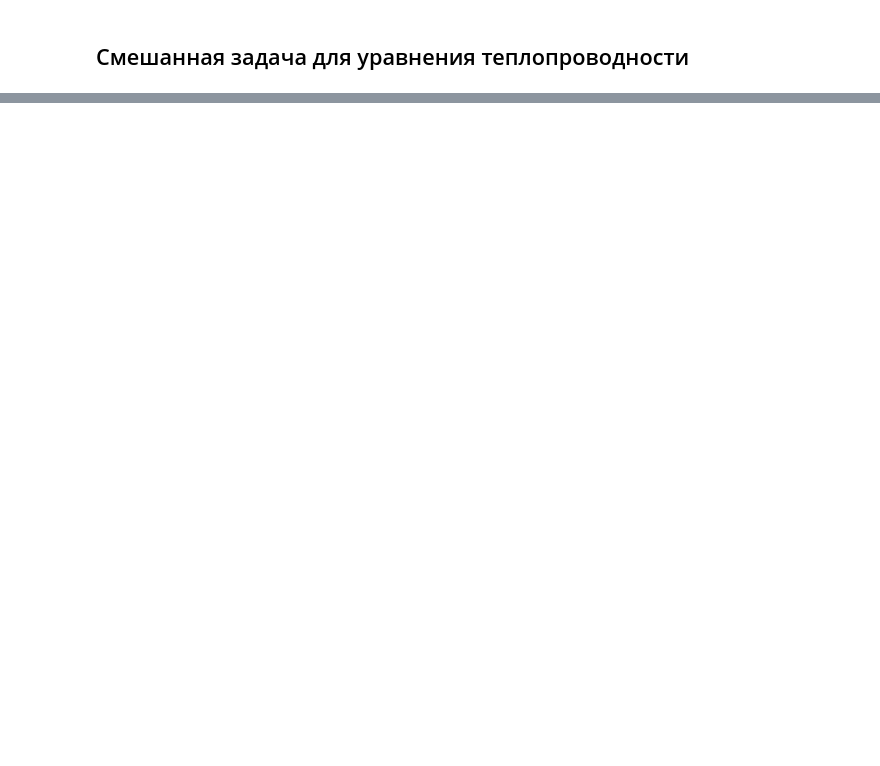
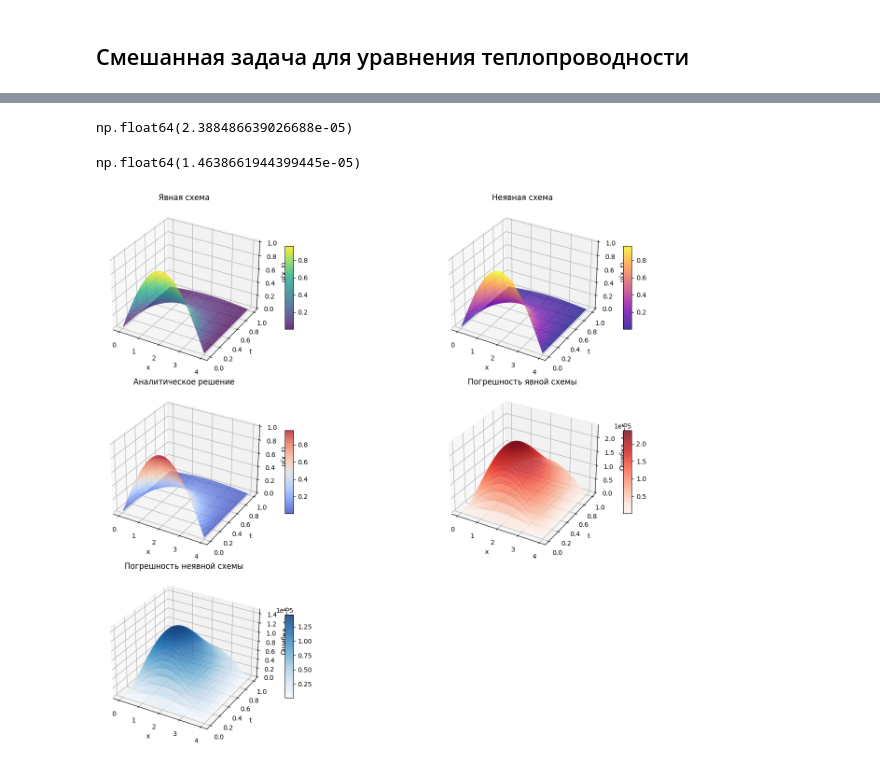
Before and after one commit to poslam/sem6-nmde, a Jupyter notebook: labs/3.ipynb, the cells around one changed output, grey strips where cells are left out. Drawn from its saved outputs; the diff is of its cells as text; code cells hidden in the pictures; blank space fills up the shorter version.

```diff
--- a/labs/3.ipynb
+++ b/labs/3.ipynb
@@ -9,5 +7,0 @@ a, b, tau = 0, 4, 10
-# %%
-N = 500
-h = (a - b) / N
-x = np.linspace(a, b, N + 1)
-t = np.linspace(0, tau, N + 1)
@@ -15,0 +88,65 @@ u_exact = np.exp(-np.pi * t) * np.sin(np.pi * x / b)
+# %%
+u_explicit = explicit_scheme(u_init, h, tau, a2, mu, beta)
+u_implicit = implicit_scheme(u_init, h, tau, a2, mu, beta)
+
+t = np.linspace(0, T, M + 1)
+X, T_grid = np.meshgrid(x, t)
+u_exact = exact_solution(X, T_grid)
+# %%
+error_explicit = np.abs(u_explicit - u_exact)
+error_implicit = np.abs(u_implicit - u_exact)
+# %%
+np.max(error_explicit)
+# %% [output]
+np.float64(2.388486639026688e-05)
+# %%
+np.max(error_implicit)
+# %% [output]
+np.float64(1.4638661944399445e-05)
+# %%
+fig = plt.figure(figsize=(15, 12))
+
+ax1 = fig.add_subplot(3, 2, 1, projection="3d")
+surf1 = ax1.plot_surface(X, T_grid, u_explicit, cmap="viridis", alpha=0.8)
+ax1.set_title("Явная схема")
+ax1.set_xlabel("x")
+ax1.set_ylabel("t")
+ax1.set_zlabel("u(x, t)")
+fig.colorbar(surf1, ax=ax1, shrink=0.5, aspect=10)
+
+ax2 = fig.add_subplot(3, 2, 2, projection="3d")
+surf2 = ax2.plot_surface(X, T_grid, u_implicit, cmap="plasma", alpha=0.8)
+ax2.set_title("Неявная схема")
+ax2.set_xlabel("x")
+ax2.set_ylabel("t")
+ax2.set_zlabel("u(x, t)")
+fig.colorbar(surf2, ax=ax2, shrink=0.5, aspect=10)
+
+ax3 = fig.add_subplot(3, 2, 3, projection="3d")
+surf3 = ax3.plot_surface(X, T_grid, u_exact, cmap="coolwarm", alpha=0.8)
+ax3.set_title("Аналитическое решение")
+ax3.set_xlabel("x")
+ax3.set_ylabel("t")
+ax3.set_zlabel("u(x, t)")
+fig.colorbar(surf3, ax=ax3, shrink=0.5, aspect=10)
+
+ax4 = fig.add_subplot(3, 2, 4, projection="3d")
+surf4 = ax4.plot_surface(X, T_grid, error_explicit, cmap="Reds", alpha=0.8)
+ax4.set_title("Погрешность явной схемы")
+ax4.set_xlabel("x")
+ax4.set_ylabel("t")
+ax4.set_zlabel("Ошибка")
+fig.colorbar(surf4, ax=ax4, shrink=0.5, aspect=10)
+
+ax5 = fig.add_subplot(3, 2, 5, projection="3d")
+surf5 = ax5.plot_surface(X, T_grid, error_implicit, cmap="Blues", alpha=0.8)
+ax5.set_title("Погрешность неявной схемы")
+ax5.set_xlabel("x")
+ax5.set_ylabel("t")
+ax5.set_zlabel("Ошибка")
+fig.colorbar(surf5, ax=ax5, shrink=0.5, aspect=10)
+
+plt.tight_layout()
+plt.show()
+# %% [output]
+[figure, added]
```
Also changed, not shown: parts of 5 cells of this notebook, 1 other file.
